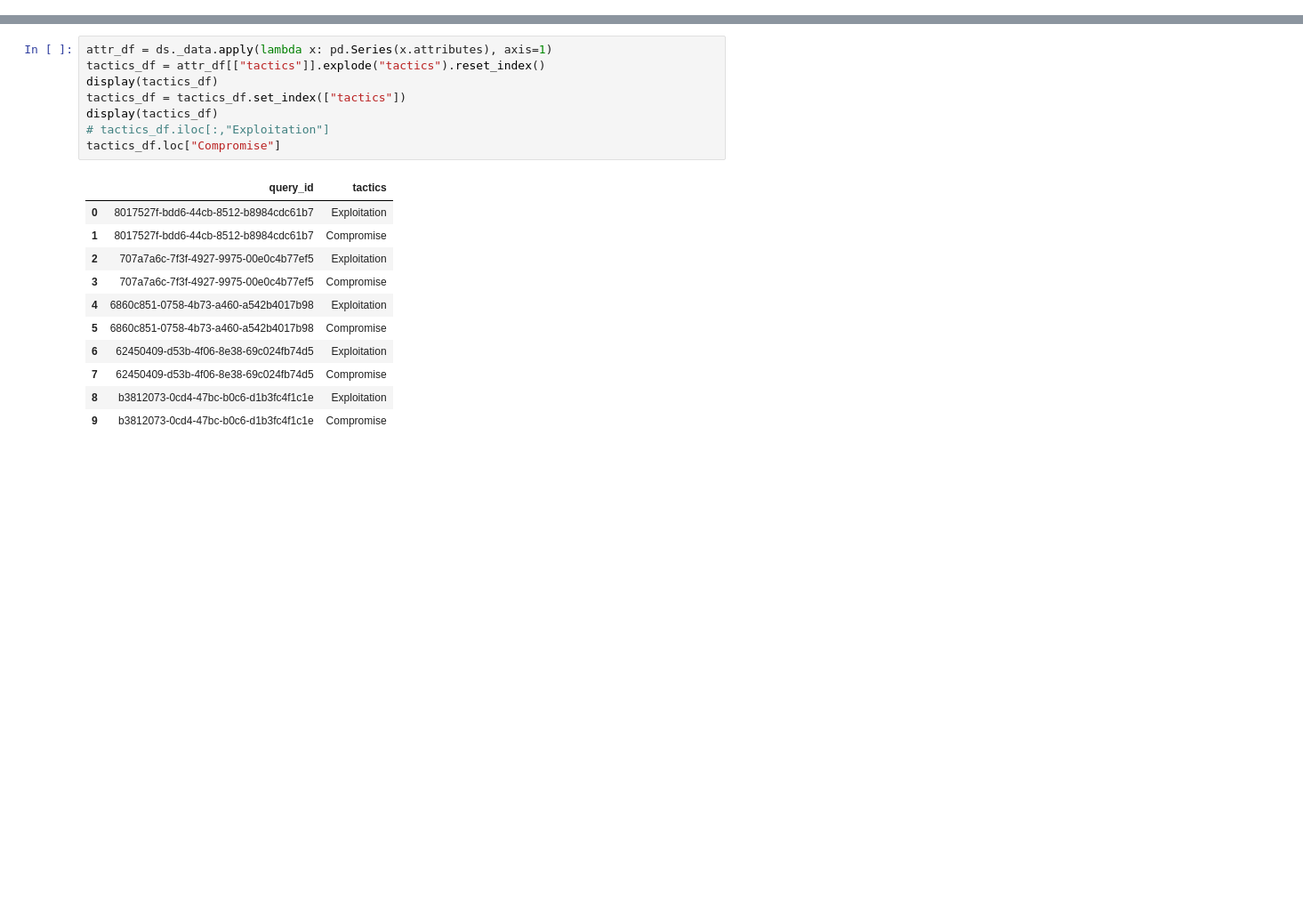
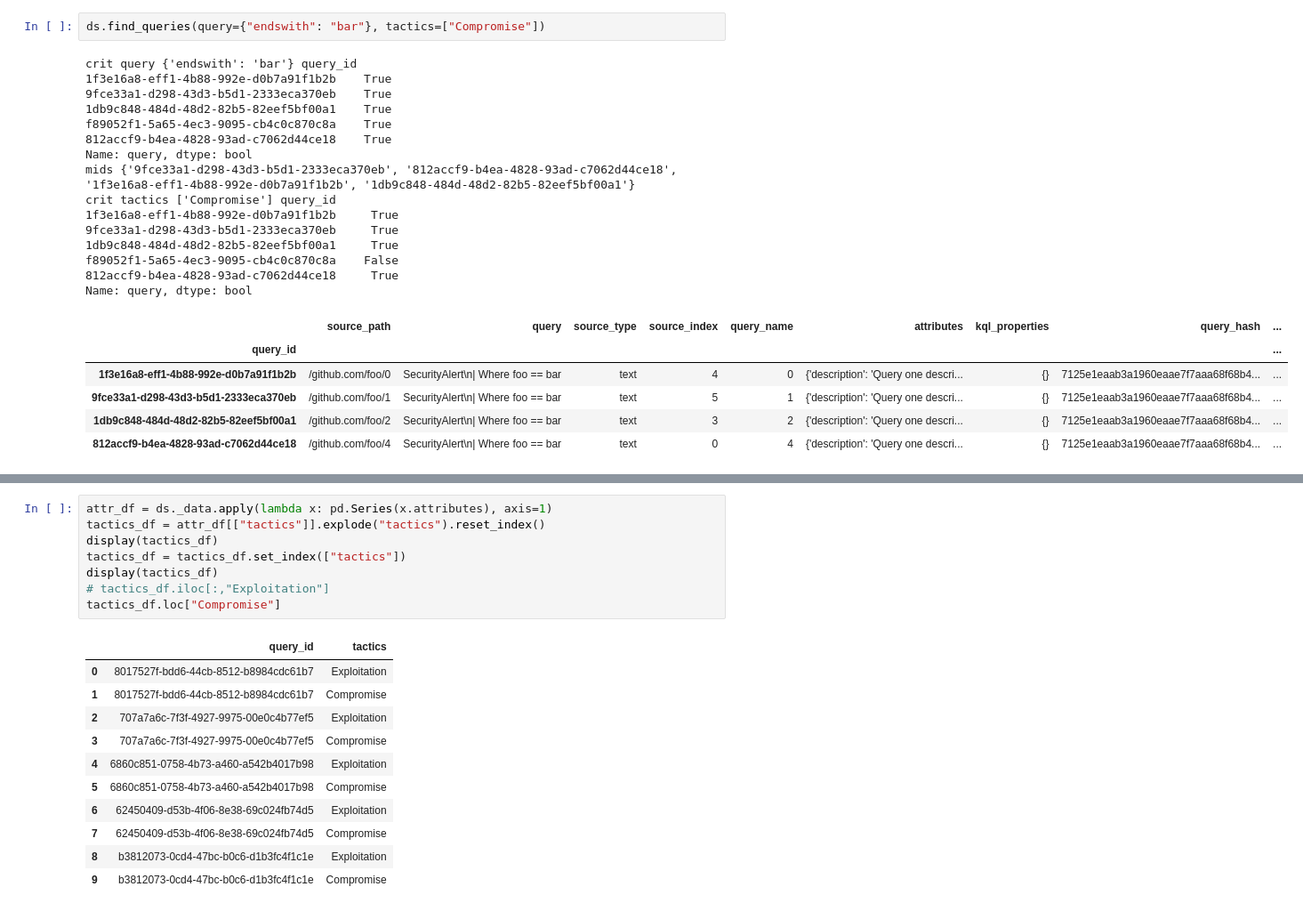
Before and after one commit to microsoft/kql-query-store, a Jupyter notebook: dev-notebooks/db_pandas_store.ipynb, the cells around one changed output, grey strips where cells are left out. Shown at 89% size. Cells and saved outputs as stored; diff of their text form; blank space fills up the shorter version.

```diff
--- a/dev-notebooks/db_pandas_store.ipynb
+++ b/dev-notebooks/db_pandas_store.ipynb
@@ -146 +278,25 @@ SyntaxError: invalid syntax (2955833280.py, line 61)
+# %%
+ds.find_queries(query={"endswith": "bar"}, tactics=["Compromise"])
+# %% [output]
+crit query {'endswith': 'bar'} query_id
+1f3e16a8-eff1-4b88-992e-d0b7a91f1b2b    True
+9fce33a1-d298-43d3-b5d1-2333eca370eb    True
+1db9c848-484d-48d2-82b5-82eef5bf00a1    True
+f89052f1-5a65-4ec3-9095-cb4c0c870c8a    True
+812accf9-b4ea-4828-93ad-c7062d44ce18    True
+Name: query, dtype: bool
+mids {'9fce33a1-d298-43d3-b5d1-2333eca370eb', '812accf9-b4ea-4828-93ad-c7062d44ce18', '1f3e16a8-eff1-4b88-992e-d0b7a91f1b2b', '1db9c848-484d-48d2-82b5-82eef5bf00a1'}
+crit tactics ['Compromise'] query_id
+1f3e16a8-eff1-4b88-992e-d0b7a91f1b2b     True
+9fce33a1-d298-43d3-b5d1-2333eca370eb     True
+1db9c848-484d-48d2-82b5-82eef5bf00a1     True
+f89052f1-5a65-4ec3-9095-cb4c0c870c8a    False
+812accf9-b4ea-4828-93ad-c7062d44ce18     True
+Name: query, dtype: bool
+|  | source_path | query | source_type | source_index | query_name | attributes | kql_properties | query_hash | ... |
+| query_id |  |  |  |  |  |  |  |  | ... |
+| 1f3e16a8-eff1-4b88-992e-d0b7a91f1b2b | /github.com/foo/0 | SecurityAlert\n| Where foo == bar | text | 4 | 0 | {'description': 'Query one descri... | {} | 7125e1eaab3a1960eaae7f7aaa68f68b4... | ... |
+| 9fce33a1-d298-43d3-b5d1-2333eca370eb | /github.com/foo/1 | SecurityAlert\n| Where foo == bar | text | 5 | 1 | {'description': 'Query one descri... | {} | 7125e1eaab3a1960eaae7f7aaa68f68b4... | ... |
+| 1db9c848-484d-48d2-82b5-82eef5bf00a1 | /github.com/foo/2 | SecurityAlert\n| Where foo == bar | text | 3 | 2 | {'description': 'Query one descri... | {} | 7125e1eaab3a1960eaae7f7aaa68f68b4... | ... |
+| 812accf9-b4ea-4828-93ad-c7062d44ce18 | /github.com/foo/4 | SecurityAlert\n| Where foo == bar | text | 0 | 4 | {'description': 'Query one descri... | {} | 7125e1eaab3a1960eaae7f7aaa68f68b4... | ... |
 # %%
```
Also changed, not shown: parts of 8 cells of this notebook, 2 other files.
